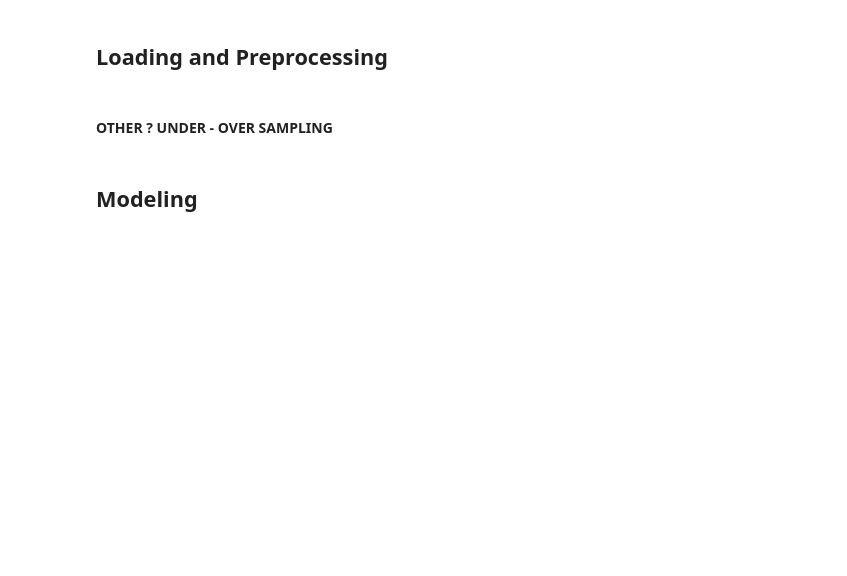
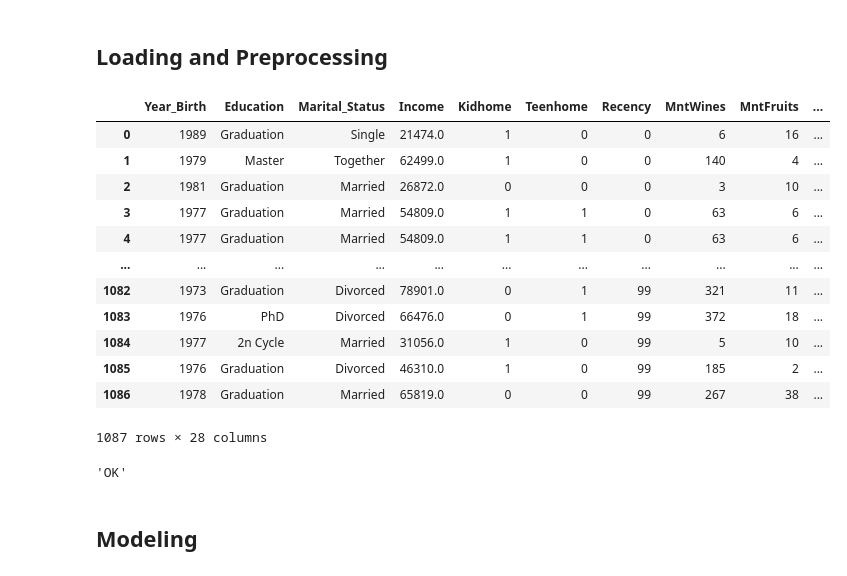
Before and after one commit to henrique-britoleao/monitoring-project, a Jupyter notebook: src/my_notebook_test.ipynb, the cells around one changed output. Drawn from its saved outputs; the diff is of its cells as text; code cells hidden in the pictures; blank space fills up the shorter version.

```diff
--- a/src/my_notebook_test.ipynb
+++ b/src/my_notebook_test.ipynb
@@ -56,2 +48,0 @@ loading.write_preprocessed_csv_from_name(df_preprocessed,conf)
-# %% [markdown]
-#### OTHER ? UNDER - OVER SAMPLING
@@ -60,0 +49,5 @@ X_train, X_test, y_train, y_test = preprocessing.basic_split( df_preprocessed ,
+# %%
+preprocessor = preprocessing.MarketingPreprocessor()
+# %%
+selected_dataset = conf['selected_dataset']
+file_info = conf['dict_info_files'][selected_dataset]
@@ -61,3 +58,23 @@ X_train, X_test, y_train, y_test = preprocessing.basic_split( df_preprocessed ,
+# %%
+preprocessed_df
+# %% [output]
+|  | Year_Birth | Education | Marital_Status | Income | Kidhome | Teenhome | Recency | MntWines | MntFruits | ... |
+| 0 | 1989 | Graduation | Single | 21474.0 | 1 | 0 | 0 | 6 | 16 | ... |
+| 1 | 1979 | Master | Together | 62499.0 | 1 | 0 | 0 | 140 | 4 | ... |
+| 2 | 1981 | Graduation | Married | 26872.0 | 0 | 0 | 0 | 3 | 10 | ... |
+| 3 | 1977 | Graduation | Married | 54809.0 | 1 | 1 | 0 | 63 | 6 | ... |
+| 4 | 1977 | Graduation | Married | 54809.0 | 1 | 1 | 0 | 63 | 6 | ... |
+| ... | ... | ... | ... | ... | ... | ... | ... | ... | ... | ... |
+| 1082 | 1973 | Graduation | Divorced | 78901.0 | 0 | 1 | 99 | 321 | 11 | ... |
+| 1083 | 1976 | PhD | Divorced | 66476.0 | 0 | 1 | 99 | 372 | 18 | ... |
+| 1084 | 1977 | 2n Cycle | Married | 31056.0 | 1 | 0 | 99 | 5 | 10 | ... |
+| 1085 | 1976 | Graduation | Divorced | 46310.0 | 1 | 0 | 99 | 185 | 2 | ... |
+| 1086 | 1978 | Graduation | Married | 65819.0 | 0 | 0 | 99 | 267 | 38 | ... |
+1087 rows × 28 columns
+# %%
+loading.write_preprocessed_csv_from_name(preprocessed_df, conf)
+# %% [output]
+'OK'
 # %% [markdown]
 ## Modeling
 # %%
```
Also changed, not shown: parts of 29 cells of this notebook, 20 other files.
